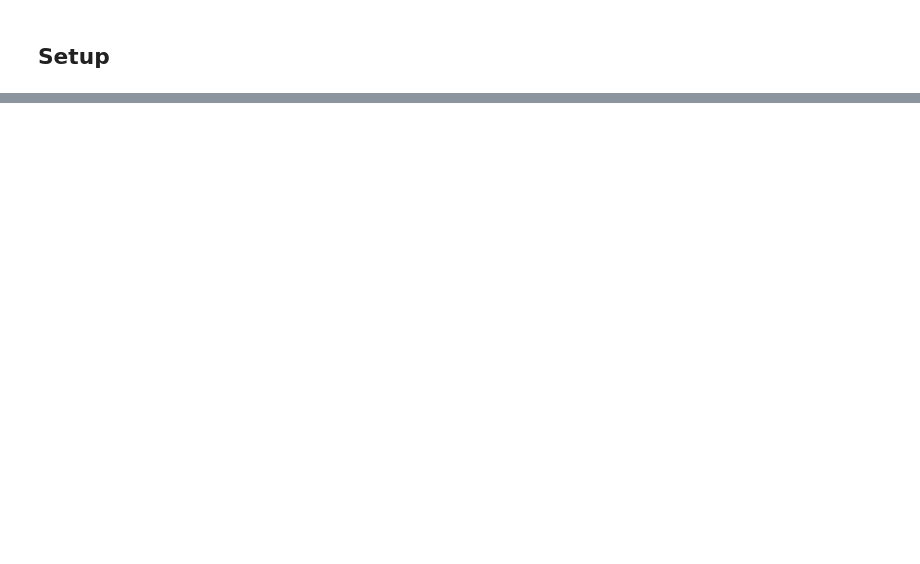
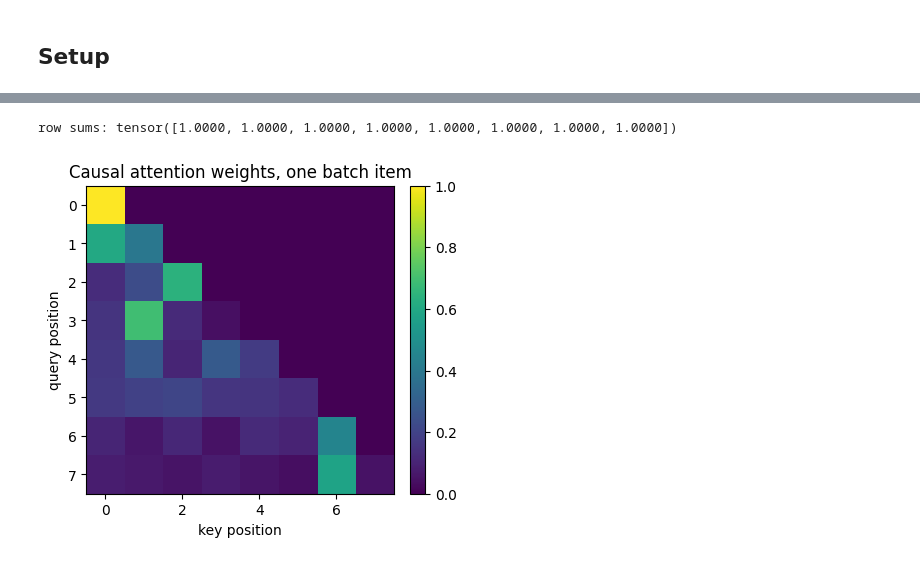
Before and after one commit to kishan5111/attention-forge, a Jupyter notebook: notebooks/01_attention_core.ipynb, the cells around one changed output, grey strips where cells are left out. Drawn from its saved outputs; the diff is of its cells as text; code cells hidden in the pictures; blank space fills up the shorter version.

Commit message:
Deepen attention core notebook

```diff
--- a/notebooks/01_attention_core.ipynb
+++ b/notebooks/01_attention_core.ipynb
@@ -135,0 +198,29 @@ True
+# %%
+def project_qkv(x, wq, wk, wv):
+    # x is [B, T, C]. Each projection maps from model width C to attention width D.
+    q = x @ wq
+    k = x @ wk
+    v = x @ wv
+    return q, k, v
+
+
+def init_weight(in_dim, out_dim):
+    return torch.randn(in_dim, out_dim) / math.sqrt(in_dim)
+
+
+wq = init_weight(C, D)
+wk = init_weight(C, D)
+wv = init_weight(C, D)
+wo = init_weight(D, C)
+x = torch.randn(B, T, C)
+
+q, k, v = project_qkv(x, wq, wk, wv)
+print_table(
+    ["tensor", "shape"],
+    [
+        ["x", list(x.shape)],
+        ["q", list(q.shape)],
+        ["k", list(k.shape)],
+        ["v", list(v.shape)],
+    ],
+)
@@ -172 +273,16 @@ prefill_v [2, 4, 16, 8]
+# %%
+weights0 = prefill_weights[0].detach()
+row_sums = weights0.sum(dim=-1)
+print("row sums:", row_sums)
+
+fig, ax = plt.subplots(figsize=(5, 4))
+im = ax.imshow(weights0, cmap="viridis")
+ax.set_title("Causal attention weights, one batch item")
+ax.set_xlabel("key position")
+ax.set_ylabel("query position")
+fig.colorbar(im, ax=ax, fraction=0.046, pad=0.04)
+plt.show()
+# %% [output]
+row sums: tensor([1.0000, 1.0000, 1.0000, 1.0000, 1.0000, 1.0000, 1.0000, 1.0000])
+[figure, added]
 # %% [markdown]
```
Also changed, not shown: parts of 32 cells of this notebook.
